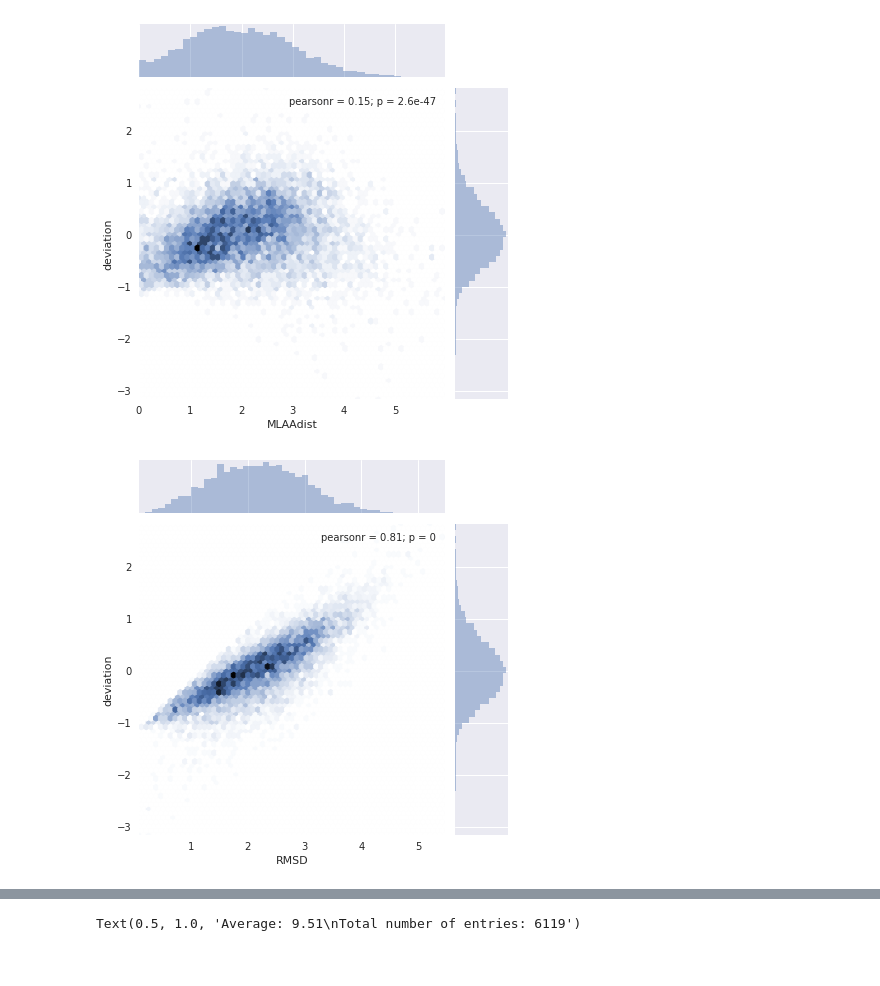
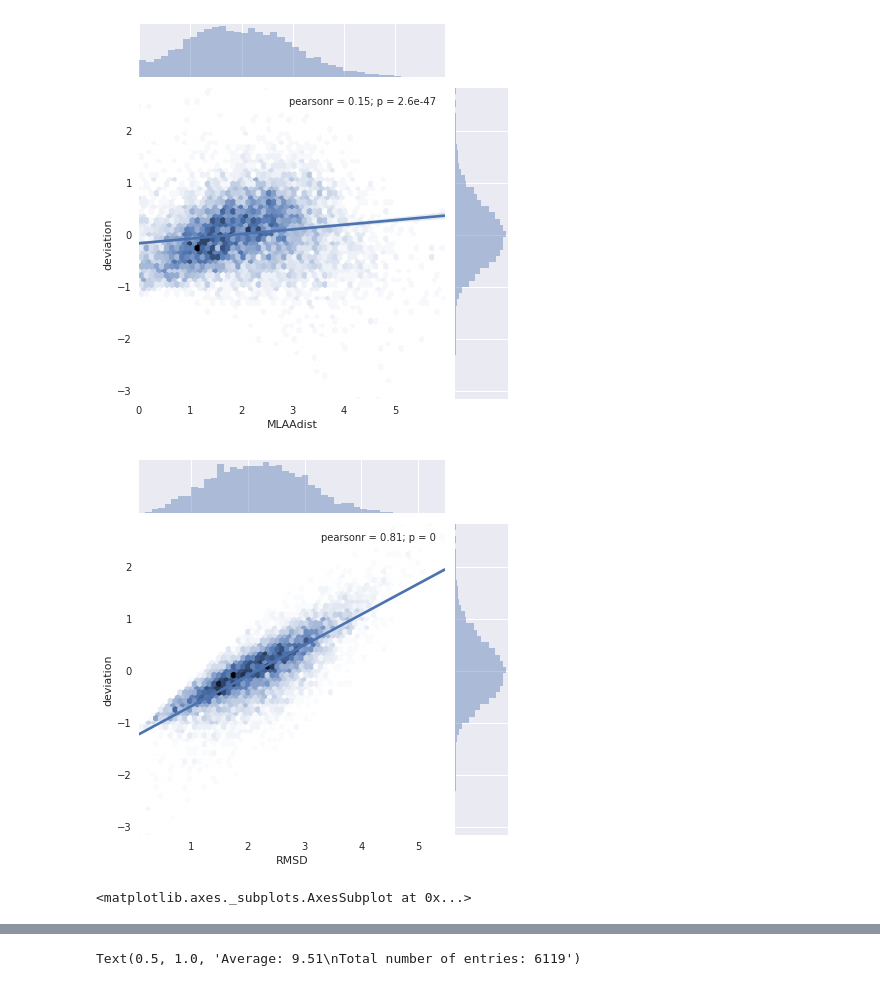
Before and after one commit to patrickbryant1/basic_scilife_scripts, a Jupyter notebook: visual/visual_notebook.ipynb, the cells around one changed output, grey strips where cells are left out. Saved outputs shown, nothing was run; the diff lists cells and outputs as text; code cells hidden in the pictures.

```diff
--- a/visual/visual_notebook.ipynb
+++ b/visual/visual_notebook.ipynb
@@ -46,8 +55,15 @@ plt.show()
 # %%
-sns.jointplot(x="MLAAdist", y="deviation", data=concatenated_df[concatenated_df['MLAAdist']<6], kind = "hex")
+g = sns.jointplot(x="MLAAdist", y="deviation", data=concatenated_df[concatenated_df['MLAAdist']<6], kind = "hex")
+sns.regplot(x="MLAAdist", y="deviation", data=concatenated_df[concatenated_df['MLAAdist']<6], ax=g.ax_joint, scatter=False)
 plt.show()
-sns.jointplot(x="RMSD", y="deviation", data=concatenated_df[concatenated_df['MLAAdist']<6], kind = "hex")
+g = sns.jointplot(x="RMSD", y="deviation", data=concatenated_df[concatenated_df['MLAAdist']<6], kind = "hex")
+sns.regplot(x="RMSD", y="deviation", data=concatenated_df[concatenated_df['MLAAdist']<6], ax=g.ax_joint, scatter=False)
 plt.show()
 # %% [output]
-[figure, old version]
+[figure, new version]
-[figure, old version]
+[figure, new version]
+# %%
+below_6 = concatenated_df[concatenated_df['MLAAdist']<6]
+sns.stripplot(x = "H_group", y = "deviation", data = below_6)
+# %% [output]
+<matplotlib.axes._subplots.AxesSubplot at 0x...>
```
Also changed, not shown: parts of 6 cells of this notebook, 1 other file.
